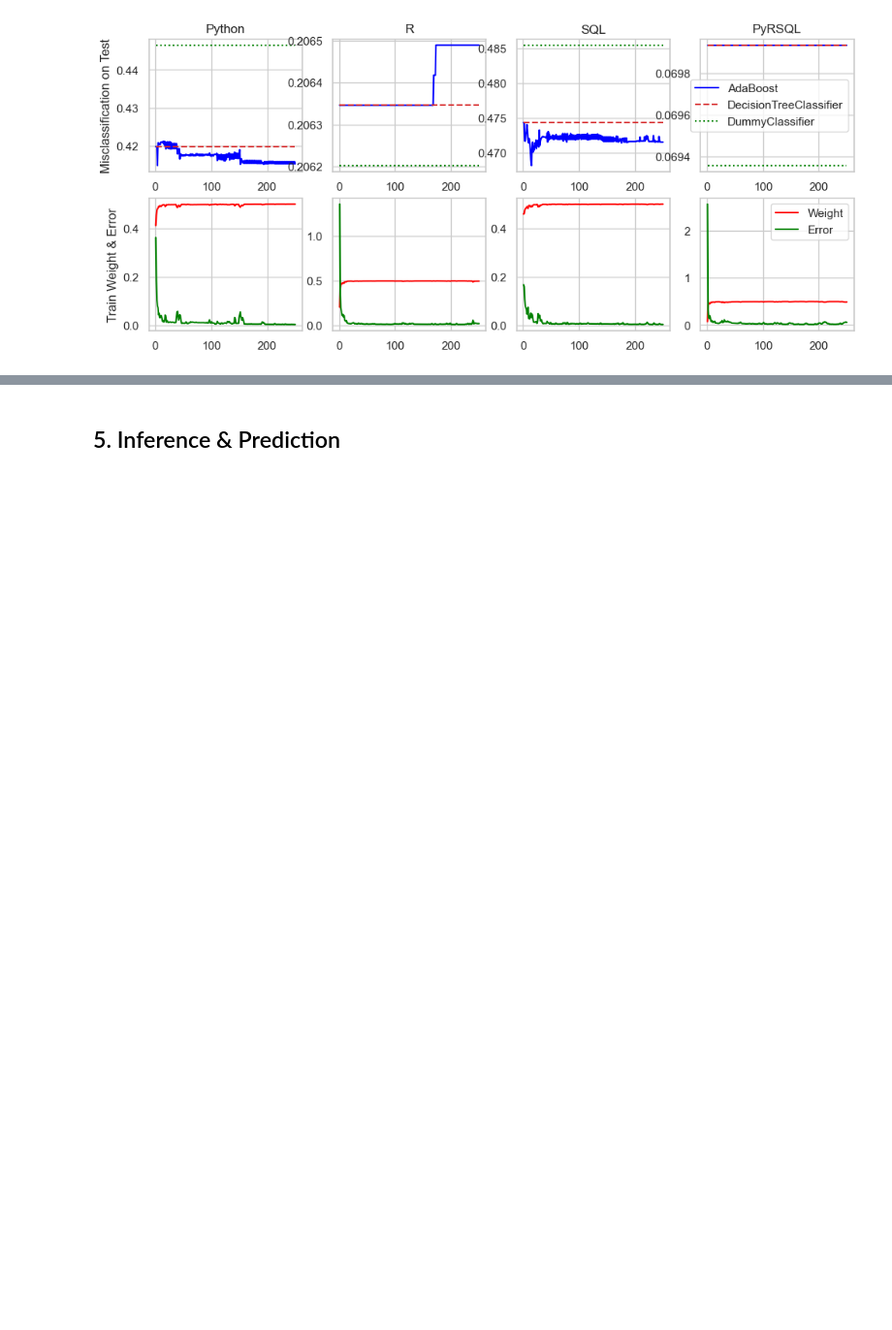
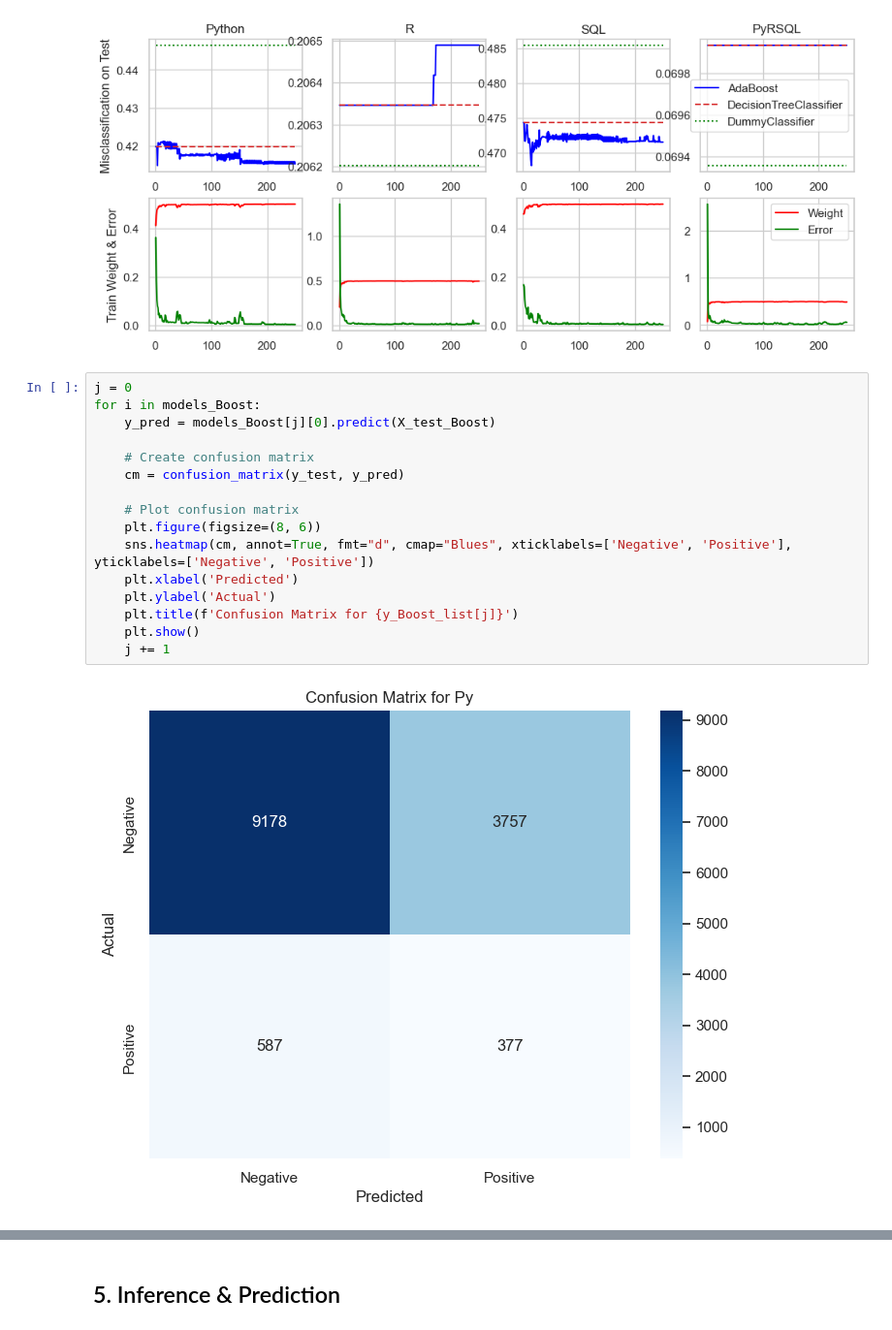
Before and after one commit to TrueCodee/Final-Project, a Jupyter notebook: Final Project.ipynb, the cells around one changed output, grey strips where cells are left out. Shown at 97% size. Cells and saved outputs as stored; diff of their text form; blank space fills up the shorter version.

```diff
--- a/Final Project.ipynb
+++ b/Final Project.ipynb
@@ -474,3 +474,21 @@ ax[0,3].set_title("PyRSQL")
 # %% [output]
 Text(0.5, 1.0, 'PyRSQL')
 [figure]
+# %%
+j = 0
+for i in models_Boost:
+    y_pred = models_Boost[j][0].predict(X_test_Boost)
+
+    # Create confusion matrix
+    cm = confusion_matrix(y_test, y_pred)
+
+    # Plot confusion matrix
+    plt.figure(figsize=(8, 6))
+    sns.heatmap(cm, annot=True, fmt="d", cmap="Blues", xticklabels=['Negative', 'Positive'], yticklabels=['Negative', 'Positive'])
+    plt.xlabel('Predicted')
+    plt.ylabel('Actual')
+    plt.title(f'Confusion Matrix for {y_Boost_list[j]}')
+    plt.show()
+    j += 1
+# %% [output]
+[figure, added]
```
Also changed, not shown: parts of 4 cells of this notebook.
